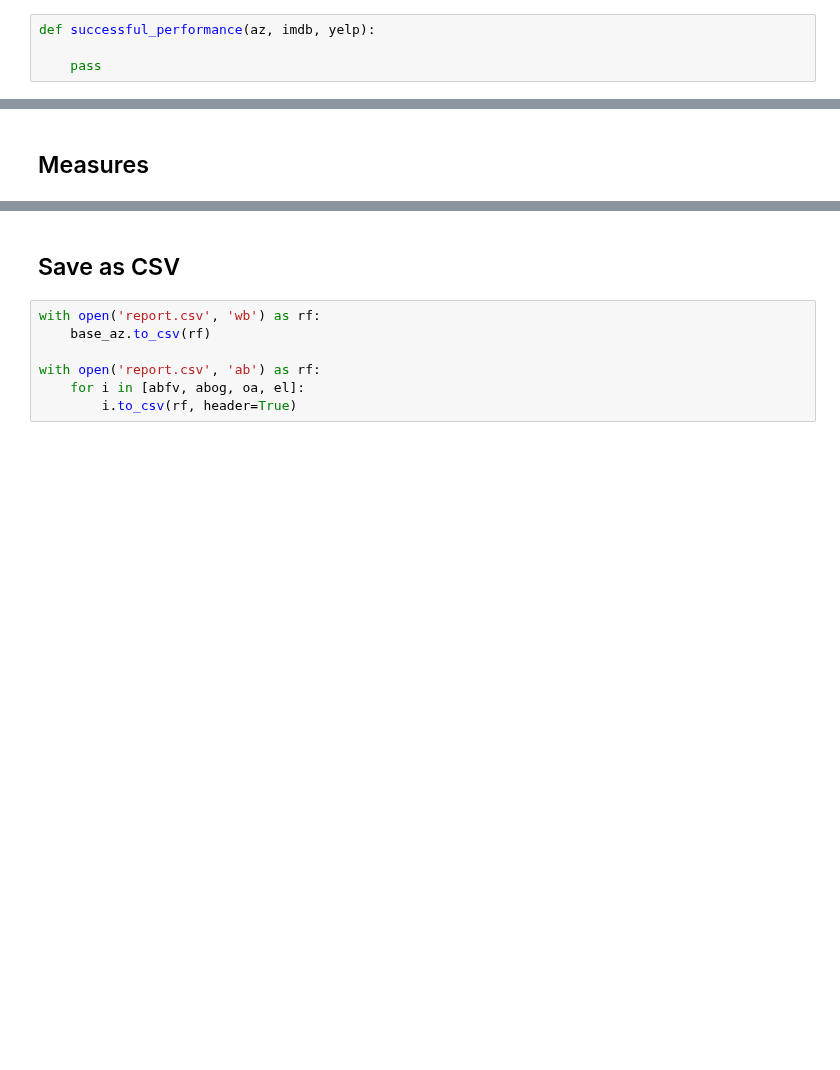
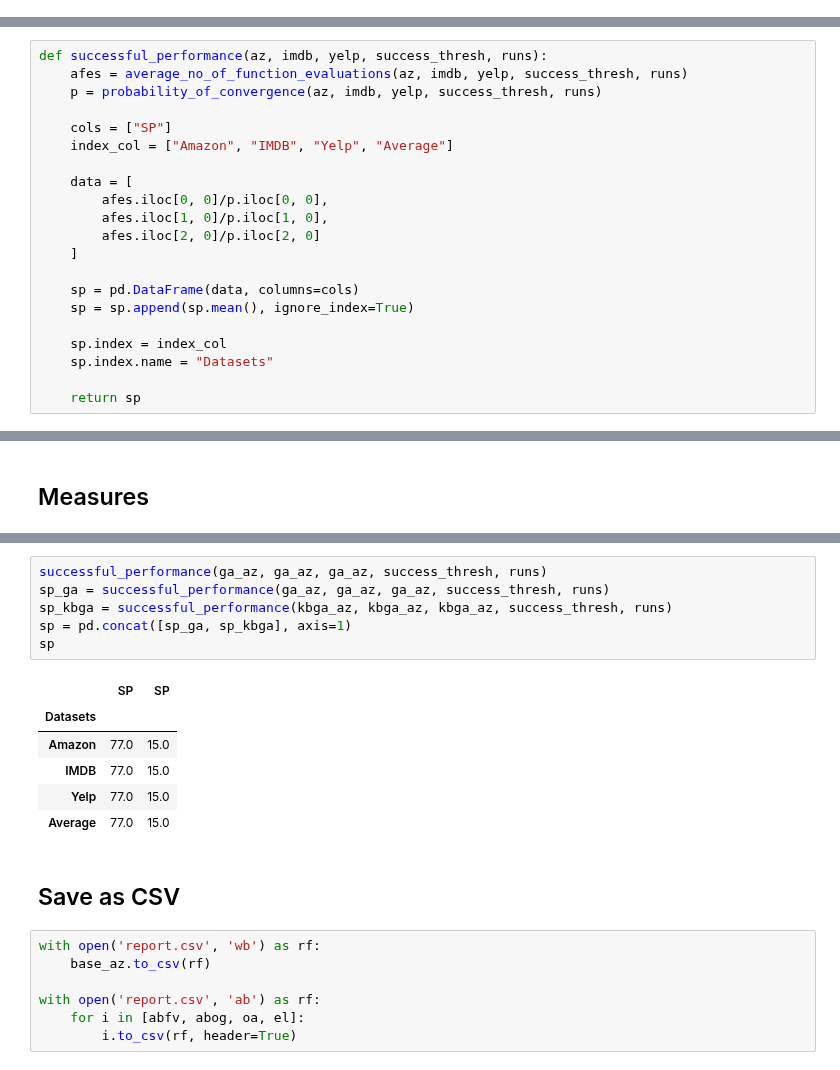
Before and after one commit to devasenan134/GA-SC, a Jupyter notebook: performance_measure/performance_measures.ipynb, the cells around one changed output, grey strips where cells are left out. Saved outputs shown, nothing was run; the diff lists cells and outputs as text; blank space fills up the shorter version.

Commit message:
all performance measures done, ttest is left

```diff
--- a/performance_measure/performance_measures.ipynb
+++ b/performance_measure/performance_measures.ipynb
@@ -134,4 +123,0 @@ def average_no_of_function_evaluations():
-# %%
-def successful_performance(az, imdb, yelp):
-
-    pass
@@ -140,0 +190,21 @@ def t_test():
+# %%
+def successful_performance(az, imdb, yelp, success_thresh, runs):
+    afes = average_no_of_function_evaluations(az, imdb, yelp, success_thresh, runs)
+    p = probability_of_convergence(az, imdb, yelp, success_thresh, runs)
+
+    cols = ["SP"]
+    index_col = ["Amazon", "IMDB", "Yelp", "Average"]
+
+    data = [
+        afes.iloc[0, 0]/p.iloc[0, 0],
+        afes.iloc[1, 0]/p.iloc[1, 0],
+        afes.iloc[2, 0]/p.iloc[2, 0]
+    ]
+
+    sp = pd.DataFrame(data, columns=cols)
+    sp = sp.append(sp.mean(), ignore_index=True)
+
+    sp.index = index_col
+    sp.index.name = "Datasets"
+
+    return sp
@@ -195,3 +346,16 @@ el
+# %%
+successful_performance(ga_az, ga_az, ga_az, success_thresh, runs)
+sp_ga = successful_performance(ga_az, ga_az, ga_az, success_thresh, runs)
+sp_kbga = successful_performance(kbga_az, kbga_az, kbga_az, success_thresh, runs)
+sp = pd.concat([sp_ga, sp_kbga], axis=1)
+sp
+# %% [output]
+|  | SP | SP |
+| Datasets |  |  |
+| Amazon | 77.0 | 15.0 |
+| IMDB | 77.0 | 15.0 |
+| Yelp | 77.0 | 15.0 |
+| Average | 77.0 | 15.0 |
 # %% [markdown]
 ## Save as CSV
 # %%
```
Also changed, not shown: parts of 18 cells of this notebook.
